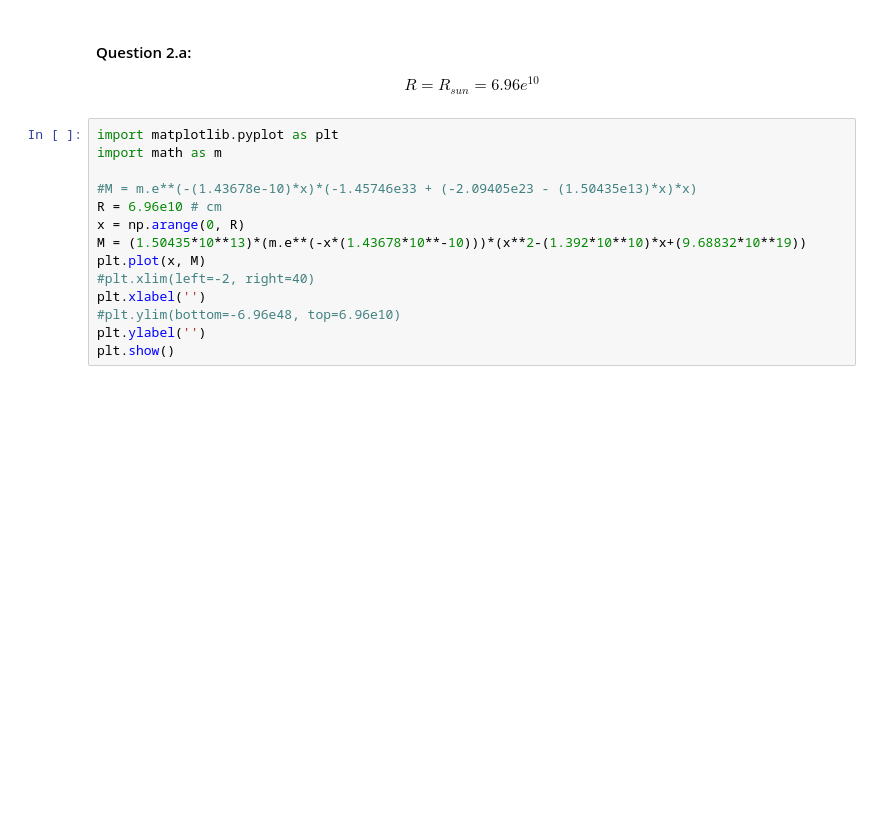
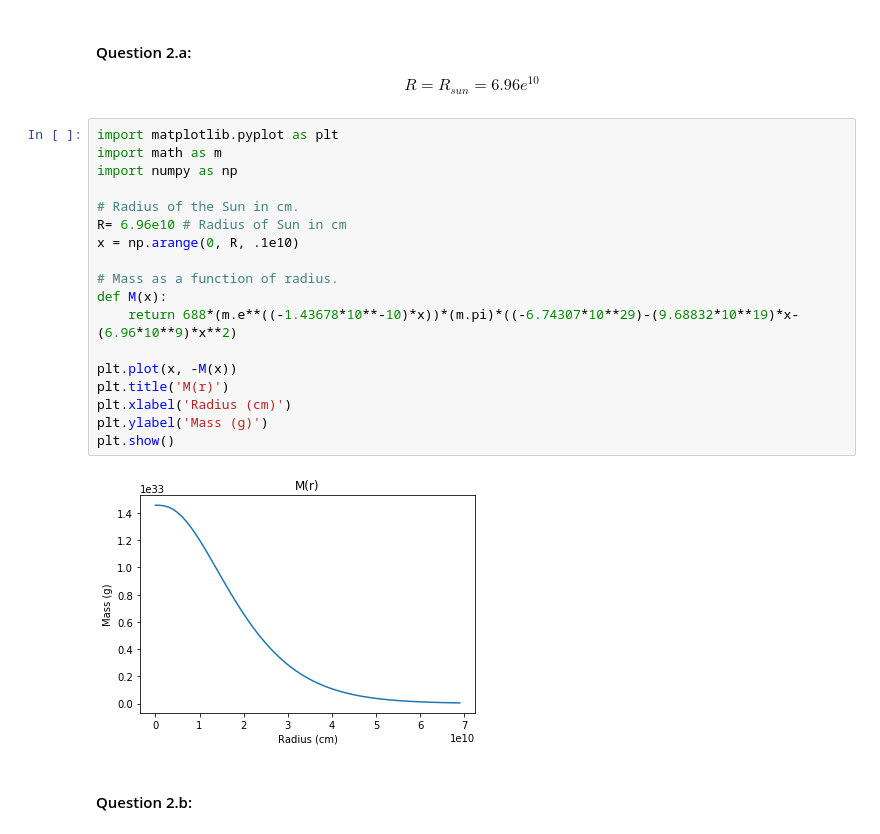
Before and after one commit to wildAstroboy/astro_4090, a Jupyter notebook: Homework 1.ipynb, the cells around one changed output. Cells and saved outputs as stored; diff of their text form; blank space fills up the shorter version.

Commit message:
Finished question 2

```diff
--- a/Homework 1.ipynb
+++ b/Homework 1.ipynb
@@ -69,14 +69,22 @@ R = R_{sun} = 6.96e^{10}
 # %%
 import matplotlib.pyplot as plt
 import math as m
+import numpy as np
 
-#M = m.e**(-(1.43678e-10)*x)*(-1.45746e33 + (-2.09405e23 - (1.50435e13)*x)*x)
-R = 6.96e10 # cm
-x = np.arange(0, R)
-M = (1.50435*10**13)*(m.e**(-x*(1.43678*10**-10)))*(x**2-(1.392*10**10)*x+(9.68832*10**19))
-plt.plot(x, M)
-#plt.xlim(left=-2, right=40)
-plt.xlabel('')
-#plt.ylim(bottom=-6.96e48, top=6.96e10)
-plt.ylabel('')
+# Radius of the Sun in cm.
+R= 6.96e10 # Radius of Sun in cm
+x = np.arange(0, R, .1e10)
+
+# Mass as a function of radius.
+def M(x):
+    return 688*(m.e**((-1.43678*10**-10)*x))*(m.pi)*((-6.74307*10**29)-(9.68832*10**19)*x-(6.96*10**9)*x**2)
+
+plt.plot(x, -M(x))
+plt.title('M(r)')
+plt.xlabel('Radius (cm)')
+plt.ylabel('Mass (g)')
 plt.show()
+# %% [output]
+[figure, added]
+# %% [markdown]
+#### Question 2.b:
```
Also changed, not shown: parts of 1 cell of this notebook.
